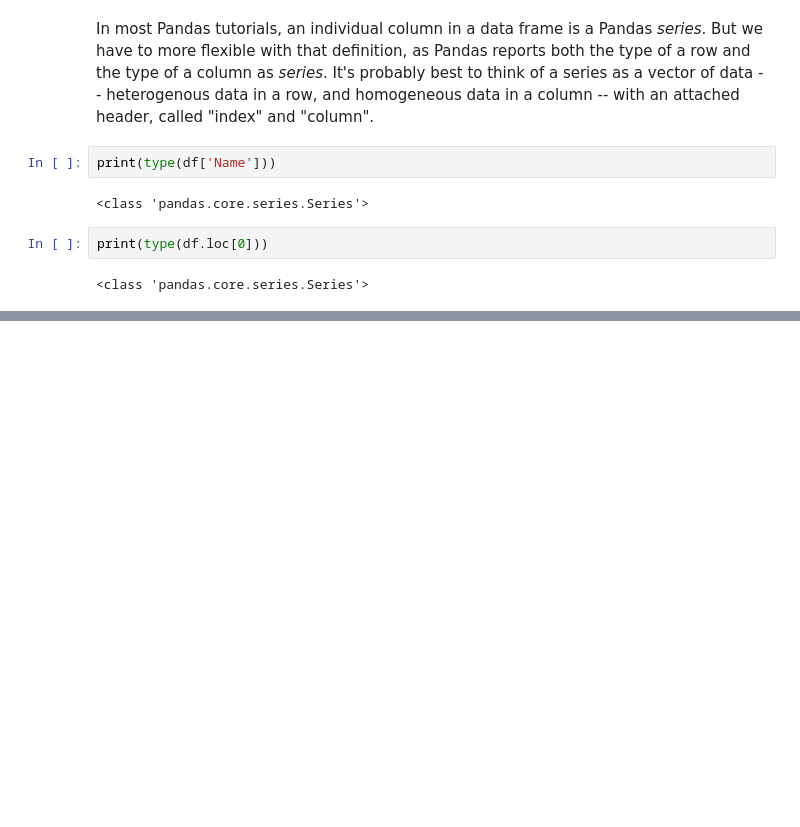
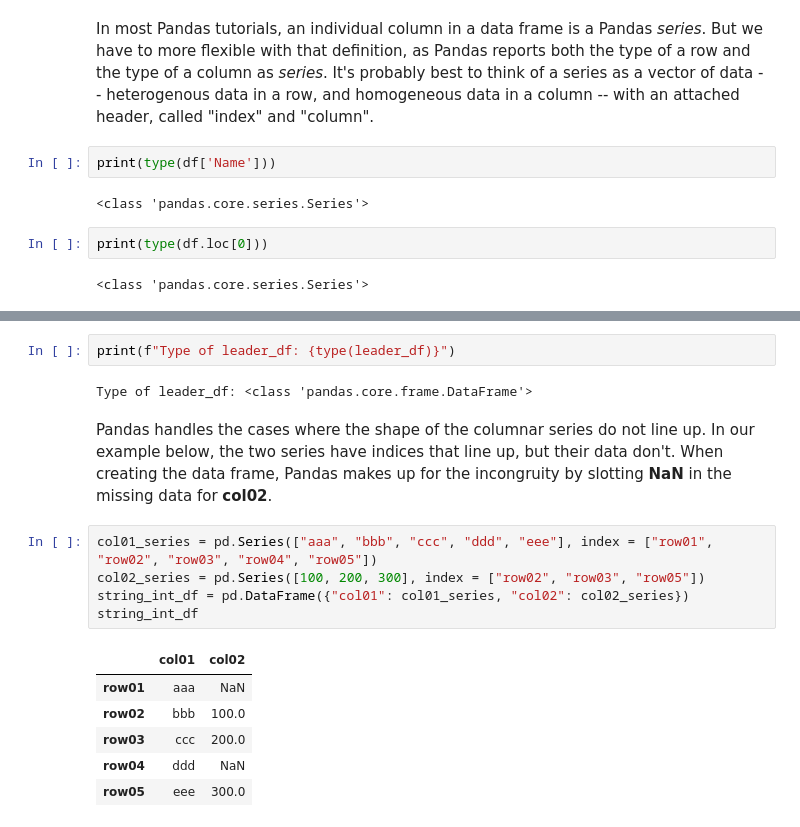
Before and after one commit to csaatechnicalarts/ML_Bootcamp, a Jupyter notebook: Pandas_03_DataFrameIntro.ipynb, the cells around one changed output, grey strips where cells are left out. Saved outputs shown, nothing was run; the diff lists cells and outputs as text; blank space fills up the shorter version.

Commit message:
Discuss how to aggregate data frames from dictionaries of series.

```diff
--- a/Pandas_03_DataFrameIntro.ipynb
+++ b/Pandas_03_DataFrameIntro.ipynb
@@ -69,0 +83,18 @@ print(type(df.loc[0]))
+# %%
+print(f"Type of leader_df: {type(leader_df)}")
+# %% [output]
+Type of leader_df: <class 'pandas.core.frame.DataFrame'>
+# %% [markdown]
+Pandas handles the cases where the shape of the columnar series do not line up. In our example below, the two series have indices that line up, but their data don't. When creating the data frame, Pandas makes up for the incongruity by slotting **NaN** in the missing data for **col02**.
+# %%
+col01_series = pd.Series(["aaa", "bbb", "ccc", "ddd", "eee"], index = ["row01", "row02", "row03", "row04", "row05"])
+col02_series = pd.Series([100, 200, 300], index = ["row02", "row03", "row05"])
+string_int_df = pd.DataFrame({"col01": col01_series, "col02": col02_series})
+string_int_df
+# %% [output]
+|  | col01 | col02 |
+| row01 | aaa | NaN |
+| row02 | bbb | 100.0 |
+| row03 | ccc | 200.0 |
+| row04 | ddd | NaN |
+| row05 | eee | 300.0 |
```
Also changed, not shown: parts of 2 cells of this notebook.
